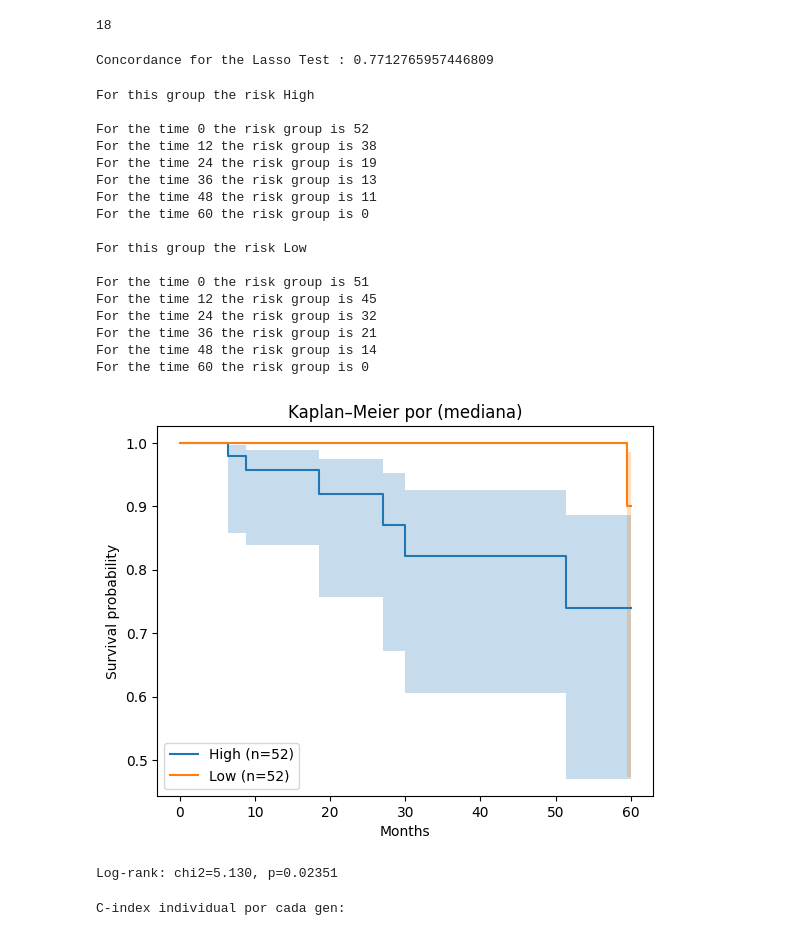
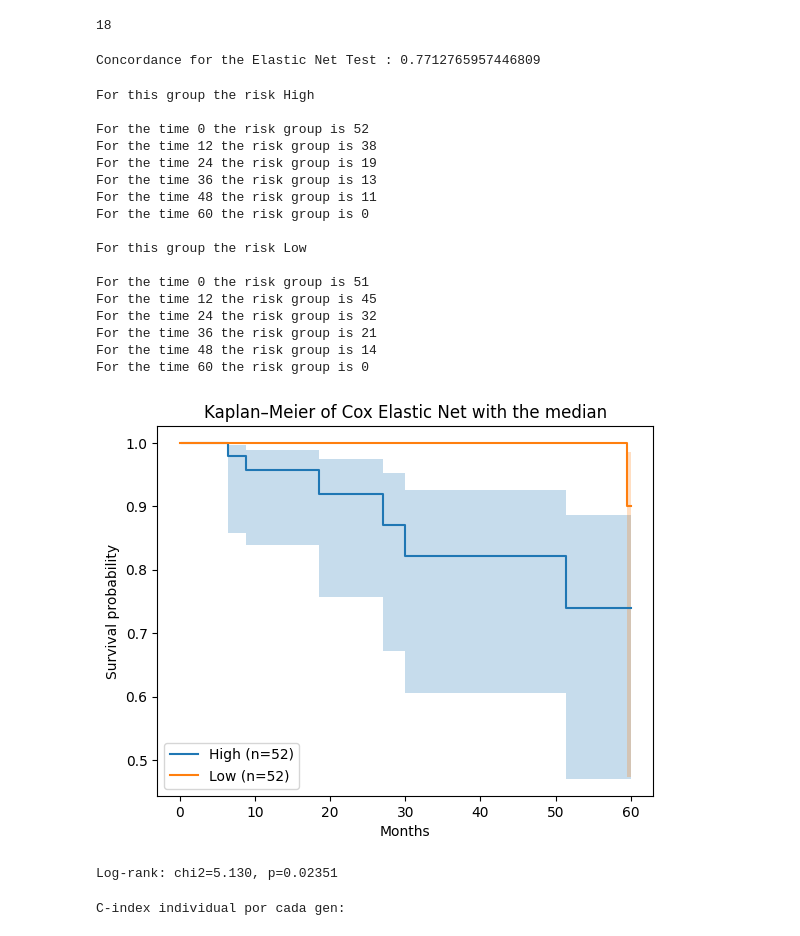
Before and after one commit to Fasmanuel2002/UPSA_Thesis_Research, a Jupyter notebook: research/notebooks/limma.ipynb, the cells around one changed output. Saved outputs shown, nothing was run; the diff lists cells and outputs as text; code cells hidden in the pictures.

```diff
--- a/research/notebooks/limma.ipynb
+++ b/research/notebooks/limma.ipynb
@@ -350,35 +347,31 @@ c_lasso = concordance_index_censored(
     cox_Lasso.predict(X_test_scaled, alpha=best_alpha)
 )[0]
 
-print(f"Concordance for the Lasso Test : {c_lasso}")
+print(f"Concordance for the Elastic Net Test : {c_lasso}")
 # %% [output]
-Concordance for the Lasso Test : 0.7712765957446809
+Concordance for the Elastic Net Test : 0.7712765957446809
 # %%
 risk = cox_elastic_net.predict(X_test_scaled, alpha=best_alpha_elastic_net)
-chisq_elastic_net, p_value_elastic_net = k_m_surv(risk, Y_test)
-
-
-##Indice sobre el conjunto de entramentiento KM
-#Podria si es con junto, los importante
+chisq_elastic_net, p_value_elastic_net = k_m_surv(risk, Y_test, "Cox Elastic Net")
 # %% [output]
 For this group the risk High
 
 For the time 0 the risk group is 52
 For the time 12 the risk group is 38
 For the time 24 the risk group is 19
 For the time 36 the risk group is 13
 For the time 48 the risk group is 11
 For the time 60 the risk group is 0
 
 For this group the risk Low
 
 For the time 0 the risk group is 51
 For the time 12 the risk group is 45
 For the time 24 the risk group is 32
 For the time 36 the risk group is 21
 For the time 48 the risk group is 14
 For the time 60 the risk group is 0
-[figure, old version]
+[figure, new version]
 Log-rank: chi2=5.130, p=0.02351
 # %%
 C_elastic_net = calculate_multiple_C_index(coef_series_elastic_net, X_train, Y_train)
```
Also changed, not shown: parts of 11 cells of this notebook.
